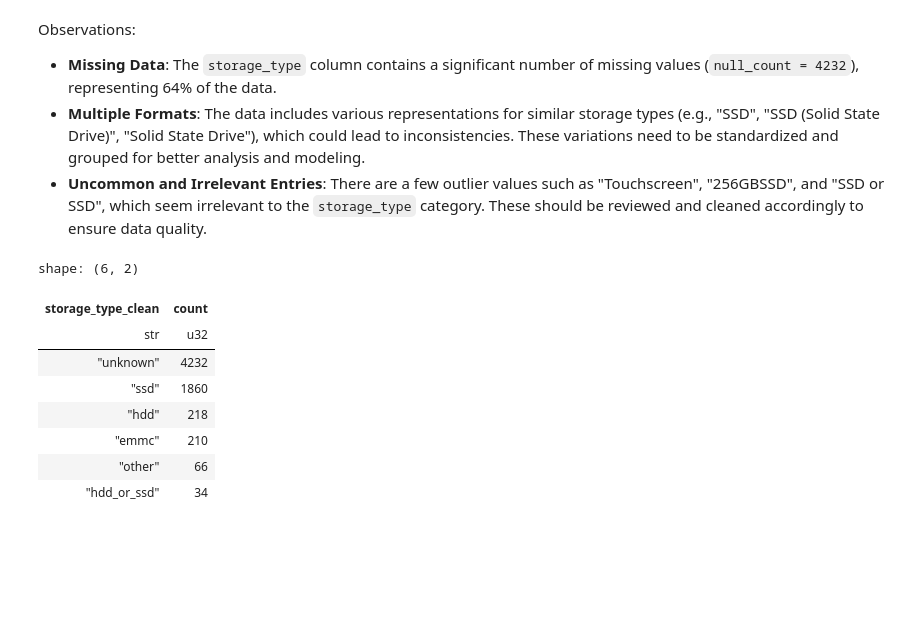
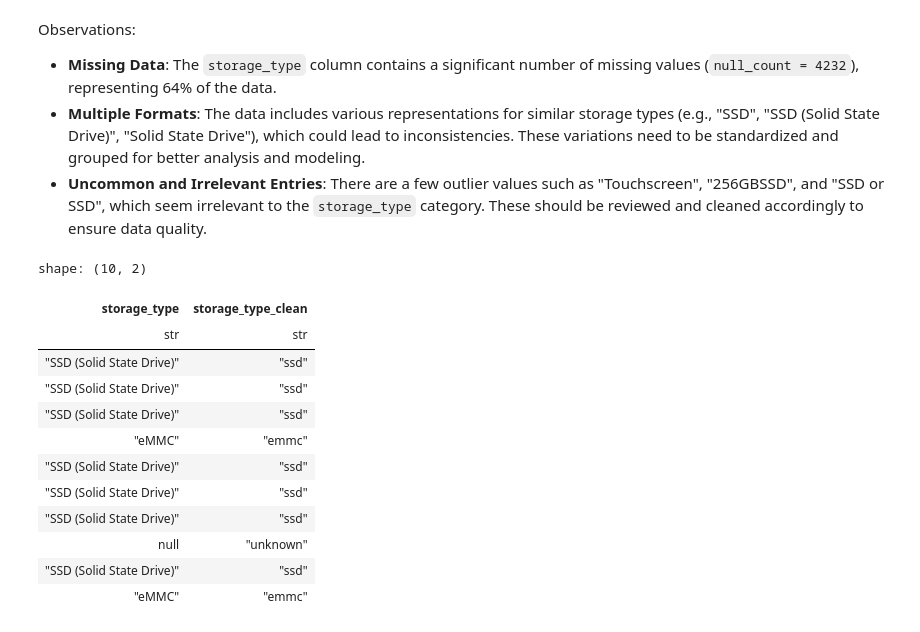
Before and after one commit to jxareas/laptop-price-catboost, a Jupyter notebook: notebooks/laptop_data_cleansing.ipynb, the cells around one changed output. Drawn from its saved outputs; the diff is of its cells as text; code cells hidden in the pictures; blank space fills up the shorter version.

Commit message:
Add missing markdown explanation cells and function Docstrings

```diff
--- a/notebooks/laptop_data_cleansing.ipynb
+++ b/notebooks/laptop_data_cleansing.ipynb
@@ -568,7 +585,7 @@ condition_replace_map = {
 }
 # %%
 # Creating a function to map condition values to a condition dictionary, which represents labels (e.g: `New`) as keys and description as values (e.g: `A brand-new, unused item...`).
-def map_condition(value, condition_dict=condition_replace_map):
+def map_condition(value: str, condition_dict: dict[str, str] = condition_replace_map) -> tuple[str, str]:
     """
     Maps a given condition string to a predefined label and its corresponding description.
 
@@ -1127,7 +1144,7 @@ color_replace_map
  'blanco': 'white',
  'plata transparente': 'transparent silver'}
 # %%
-def clean_color(color: str, color_list: list = valid_color_values) -> str:
+def clean_color(color: str, color_list: list[str] = valid_color_values) -> str:
     """
     Cleans the input color string by categorizing it based on the presence of valid colors.
 
@@ -1433,6 +1533,37 @@ shape: (78, 3)
 # %%
 # Define a function that maps the OS types based on the text
 def map_os_type(os: str) -> str:
+    """
+    Maps a given operating system string to a predefined category.
+
+    The function checks for various operating system names within the input string
+    and returns a simplified category. It handles different variations of OS names
+    and returns an 'unknown' category for missing or non-recognized values.
+
+    Parameters:
+    os (str): The input string representing the operating system. This can include
+              different OS names such as 'Windows', 'Linux', 'macOS', etc.
+
+    Returns:
+    str: A standardized operating system category. Possible categories include:
+         'linux', 'windows', 'chrome', 'android', 'mac', 'other', 'unknown'.
+
+    Example:
+    >>> map_os_type("Windows 10 Pro")
+    'windows'
+
+    >>> map_os_type("Ubuntu 20.04")
+    'linux'
+
+    >>> map_os_type("Android 11")
+    'android'
+
+    >>> map_os_type(None)
+    'unknown'
+
+    >>> map_os_type("Not Included")
+    'unknown'
+    """
     if os is None or isinstance(os, float) or os == "":  # Check for None or NaN (float type)
         return 'unknown'
 
@@ -1608,21 +1782,24 @@ def map_storage_type(string: str) -> str:
 # %%
 df = df.with_columns(
     pl.col("storage_type")  # Select the storage_type column
     .map_elements(map_storage_type, skip_nulls=False, return_dtype=pl.Utf8)  # Apply the function using map_elements
     .alias("storage_type_clean")  # Create a new column with the mapped values
 )
 
-df['storage_type_clean'].value_counts(
-    sort=True,
-    parallel=True,
-)
+df.select(
+    'storage_type', 'storage_type_clean'
+).head(n=10)
 # %% [output]
-shape: (6, 2)
+shape: (10, 2)
-| storage_type_clean | count |
-| str | u32 |
-| "unknown" | 4232 |
-| "ssd" | 1860 |
-| "hdd" | 218 |
-| "emmc" | 210 |
-| "other" | 66 |
-| "hdd_or_ssd" | 34 |
+| storage_type | storage_type_clean |
+| str | str |
+| "SSD (Solid State Drive)" | "ssd" |
+| "SSD (Solid State Drive)" | "ssd" |
+| "SSD (Solid State Drive)" | "ssd" |
+| "eMMC" | "emmc" |
+| "SSD (Solid State Drive)" | "ssd" |
+| "SSD (Solid State Drive)" | "ssd" |
+| "SSD (Solid State Drive)" | "ssd" |
+| null | "unknown" |
+| "SSD (Solid State Drive)" | "ssd" |
+| "eMMC" | "emmc" |
```
Also changed, not shown: parts of 21 cells of this notebook, 2 other files.
